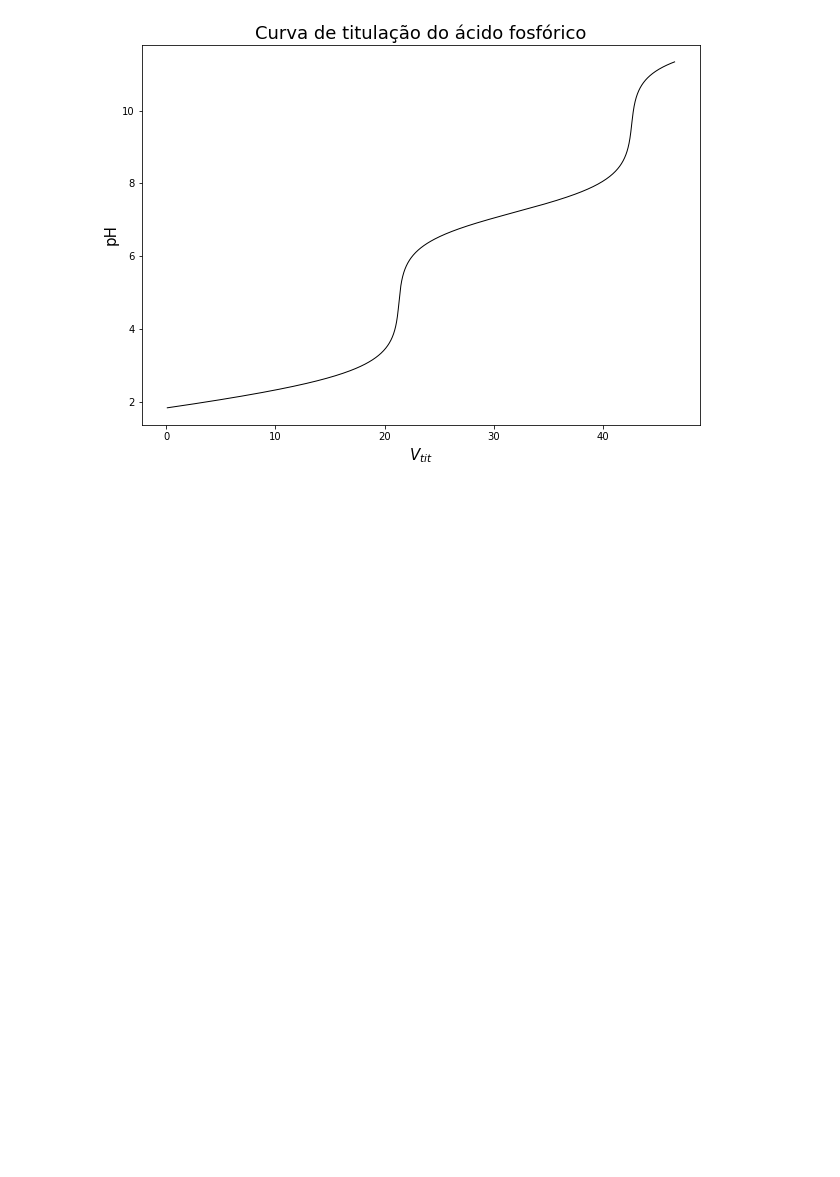
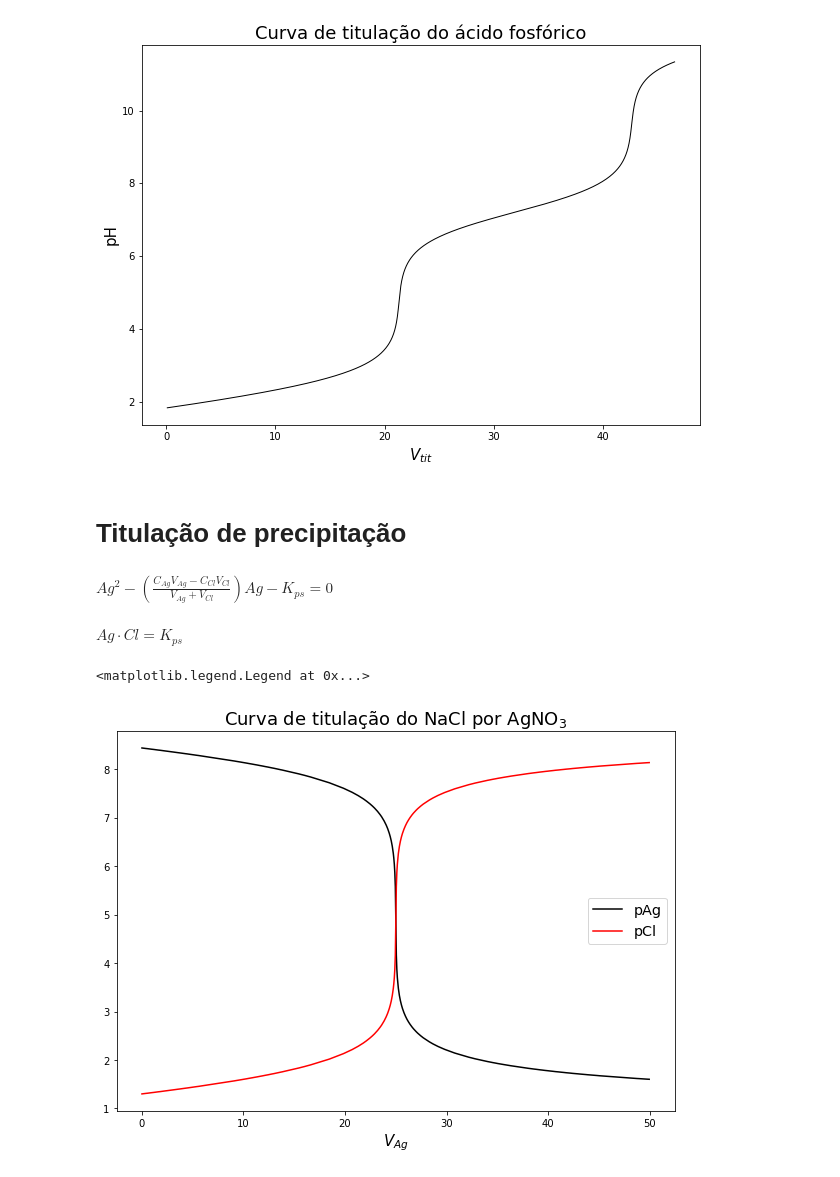
Before and after one commit to GustavoMarzullo/Curva-de-Titulacao, a Jupyter notebook: Curva de titulação.ipynb, the cells around one changed output. Cells and saved outputs as stored; diff of their text form; code cells hidden in the pictures; blank space fills up the shorter version.

Commit message:
Adicionando titulações de precipitação e complexação

```diff
--- a/Curva de titulação.ipynb
+++ b/Curva de titulação.ipynb
@@ -367,3 +368,39 @@ plt.title('Curva de titulação do ácido fosfórico',size=18)
 # %% [output]
 Text(0.5, 1.0, 'Curva de titulação do ácido fosfórico')
 [figure]
+# %% [markdown]
+# Titulação de precipitação
+# %% [markdown]
+$ \displaystyle Ag^2 - \left( \frac{C_{Ag}V_{Ag}- C_{Cl}V_{Cl}}{V_{Ag}+V_{Cl}} \right) Ag - K_{ps}=0$
+# %% [markdown]
+$\displaystyle Ag \cdot Cl=K_{ps}$
+# %%
+def pAg(vtit):
+    CCl=0.05 #definindo as constantes
+    VCl=50
+    CAg=0.1
+    Kps=1.82e-10
+
+    def pagg(pag): #definindo a função
+        Ag=10**(-pag)
+        return Ag**2 - ((CAg*vtit-CCl*VCl)/(vtit+VCl))*Ag - Kps
+
+    return raizbs(pagg,-log(CAg),14) #achando o pAg
+# %%
+VAg,pag,pcl=[],[],[]
+Kps=1.82e-10
+
+for vag in arange(0,50,0.05):
+    VAg.append(vag)
+    prata=pAg(vag)
+    pag.append(prata)
+    pcl.append(-log(Kps/10**(-prata)))
+
+plt.plot(VAg,pag,linewidth=1.5,color='black')
+plt.plot(VAg,pcl,linewidth=1.5,color='red')
+plt.xlabel('$V_{Ag}$',size=15)
+plt.title('Curva de titulação do NaCl por AgNO$_3$',size=18)
+plt.legend(['pAg','pCl'],fontsize='x-large')
+# %% [output]
+<matplotlib.legend.Legend at 0x...>
+[figure, added]
```
Also changed, not shown: parts of 14 cells of this notebook.
